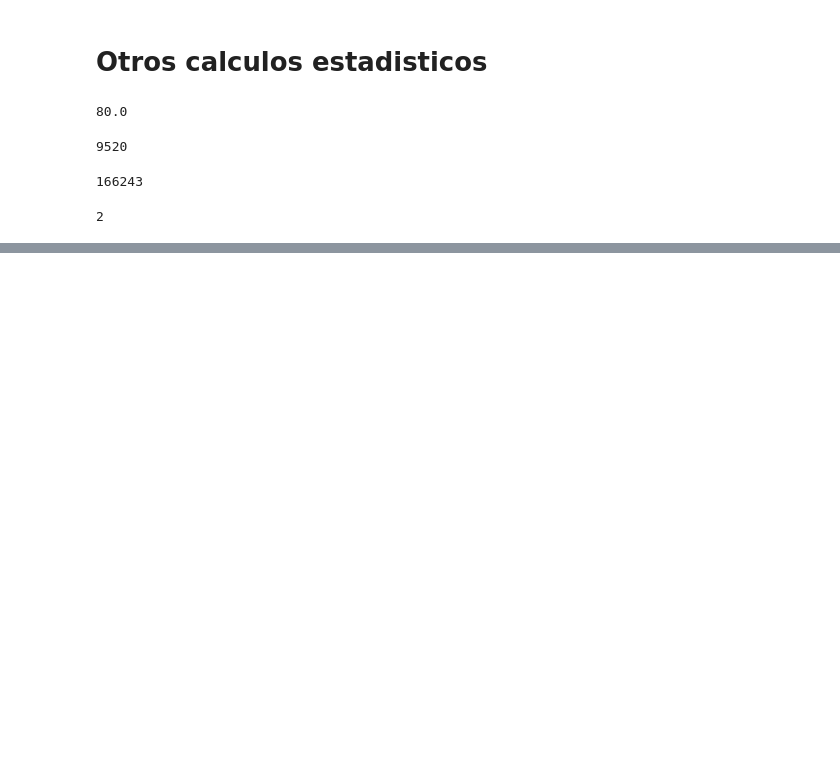
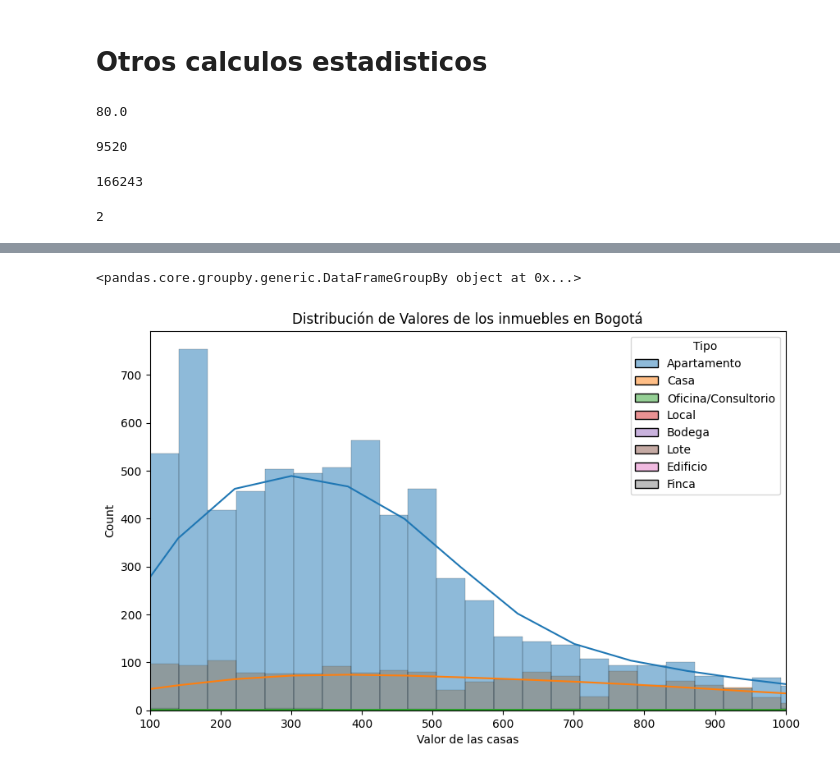
Before and after one commit to GalaticPizza/Primer-Proyecto-de-An-lisis-de-Datos-en-Python, a Jupyter notebook: Proyecto_Inmobiliaria_Alura.ipynb, the cells around one changed output, grey strips where cells are left out. Drawn from its saved outputs; the diff is of its cells as text; code cells hidden in the pictures; blank space fills up the shorter version.

```diff
--- a/Proyecto_Inmobiliaria_Alura.ipynb
+++ b/Proyecto_Inmobiliaria_Alura.ipynb
@@ -433,0 +612,14 @@ inm.Area.min()
+# %%
+prit = inm.groupby('Tipo')
+prit
+# %% [output]
+<pandas.core.groupby.generic.DataFrameGroupBy object at 0x...>
+# %%
+plt.figure(figsize=(10,6))
+grafica = sns.histplot(data=inm, x='Precio_Millones', kde=True, hue='Tipo')
+grafica.set_title('Distribución de Valores de los inmuebles en Bogotá')
+plt.xlabel('Valor de las casas')
+plt.xlim((100,1000))
+plt.show()
+# %% [output]
+[figure, added]
```
Also changed, not shown: parts of 19 cells of this notebook.
